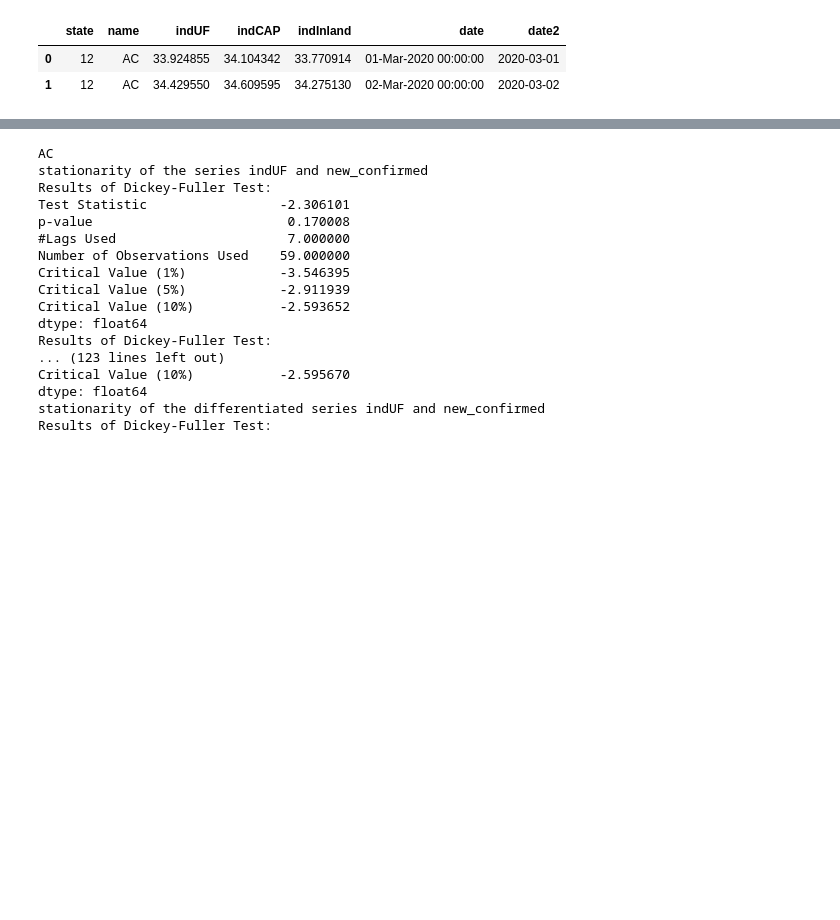
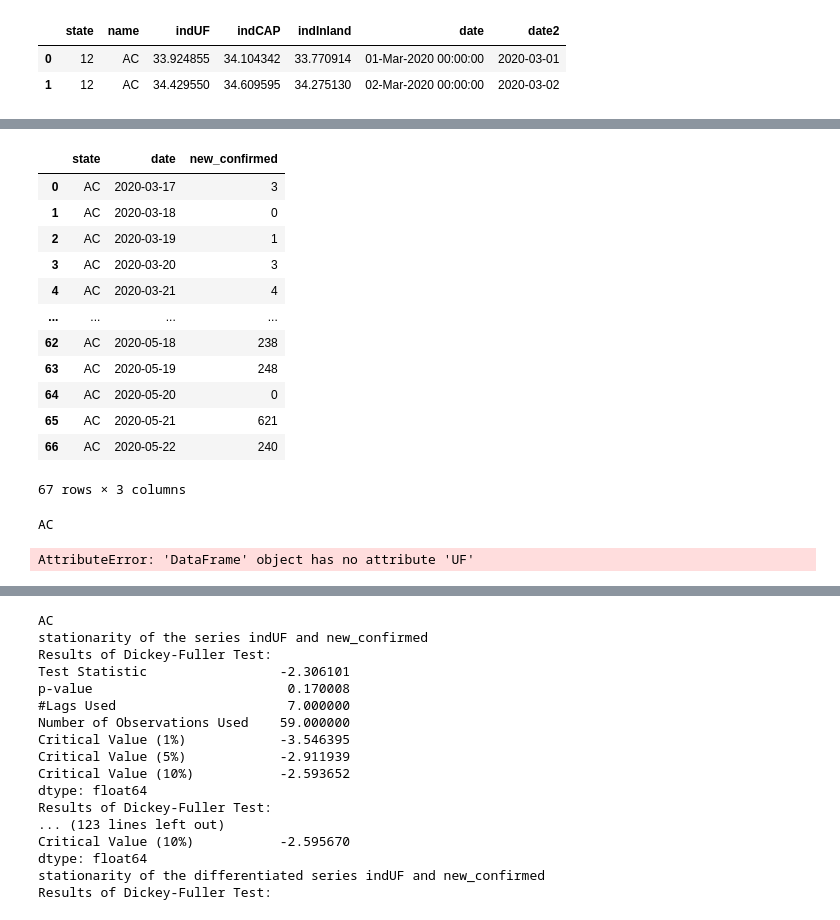
Before and after one commit to Julian-sun/Assessing-the-nationwide-impact-of-COVID-19-mitigation-policies-on-the-transmission-rate-of-SARS-CoV, a Jupyter notebook: script/Code analysis.ipynb, the cells around one changed output, grey strips where cells are left out. Cells and saved outputs as stored; diff of their text form; code cells hidden in the pictures; blank space fills up the shorter version.

```diff
--- a/script/Code analysis.ipynb
+++ b/script/Code analysis.ipynb
@@ -92,0 +117,40 @@ series_state = df.groupby(['state', 'date'])['new_confirmed'].sum().reset_index(
+# %%
+s = 'AC'
+cases = series_state[series_state.state == s]
+mobs = mob[mob.name == s][(mob[mob.name == s].date2 >= cases.iloc[0,1])]
+cases
+# %% [output]
+|  | state | date | new_confirmed |
+| 0 | AC | 2020-03-17 | 3 |
+| 1 | AC | 2020-03-18 | 0 |
+| 2 | AC | 2020-03-19 | 1 |
+| 3 | AC | 2020-03-20 | 3 |
+| 4 | AC | 2020-03-21 | 4 |
+| ... | ... | ... | ... |
+| 62 | AC | 2020-05-18 | 238 |
+| 63 | AC | 2020-05-19 | 248 |
+| 64 | AC | 2020-05-20 | 0 |
+| 65 | AC | 2020-05-21 | 621 |
+| 66 | AC | 2020-05-22 | 240 |
+67 rows × 3 columns
+# %%
+lst= []
+for s in mob.name.unique():
+
+    print(s)
+
+    #filtering the state in the datasets
+    cases = series_state[series_state.state == s]
+
+    mobs = mob[mob.name == s][(mob[mob.name == s].date2 >= cases.iloc[0,1])]
+
+    strg = strg[strg.UF == s]
+
+    # creating series of cummulative, log and etc
+
+    cases['indUF'] = np.array(mobs.indUF)
+
+    lst.append(cases)
+# %% [output]
+AC
+AttributeError: 'DataFrame' object has no attribute 'UF'
```
Also changed, not shown: parts of 28 cells of this notebook, 5 other files.
